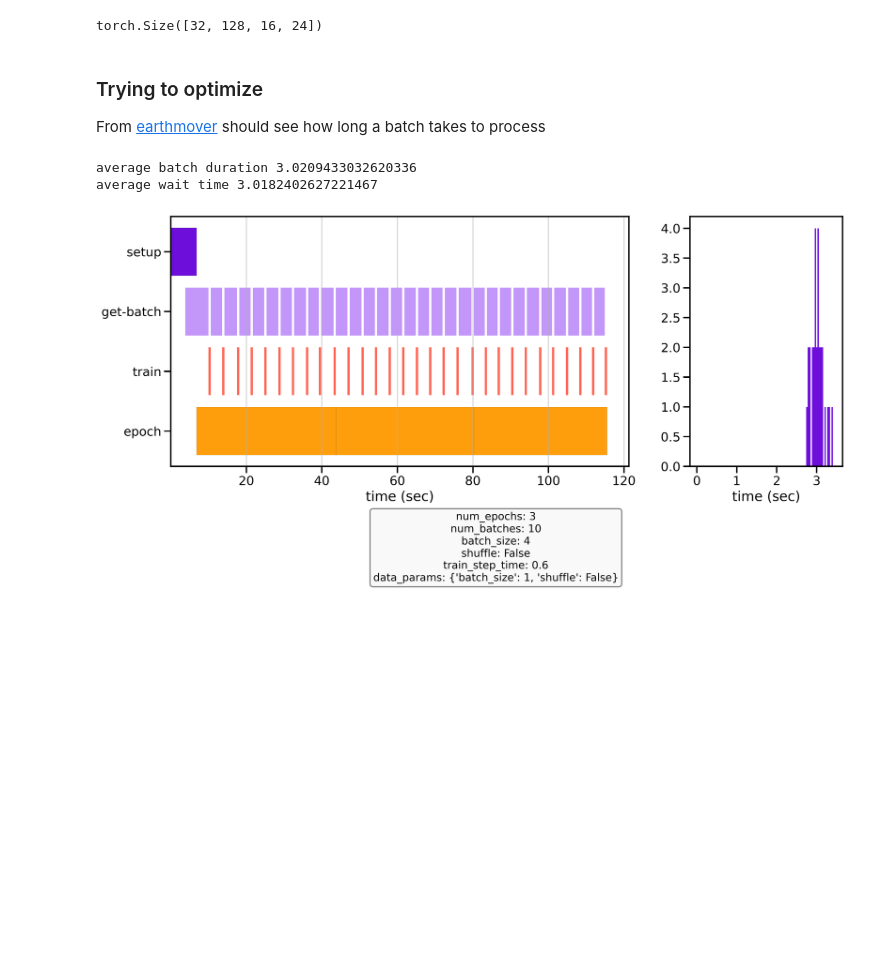
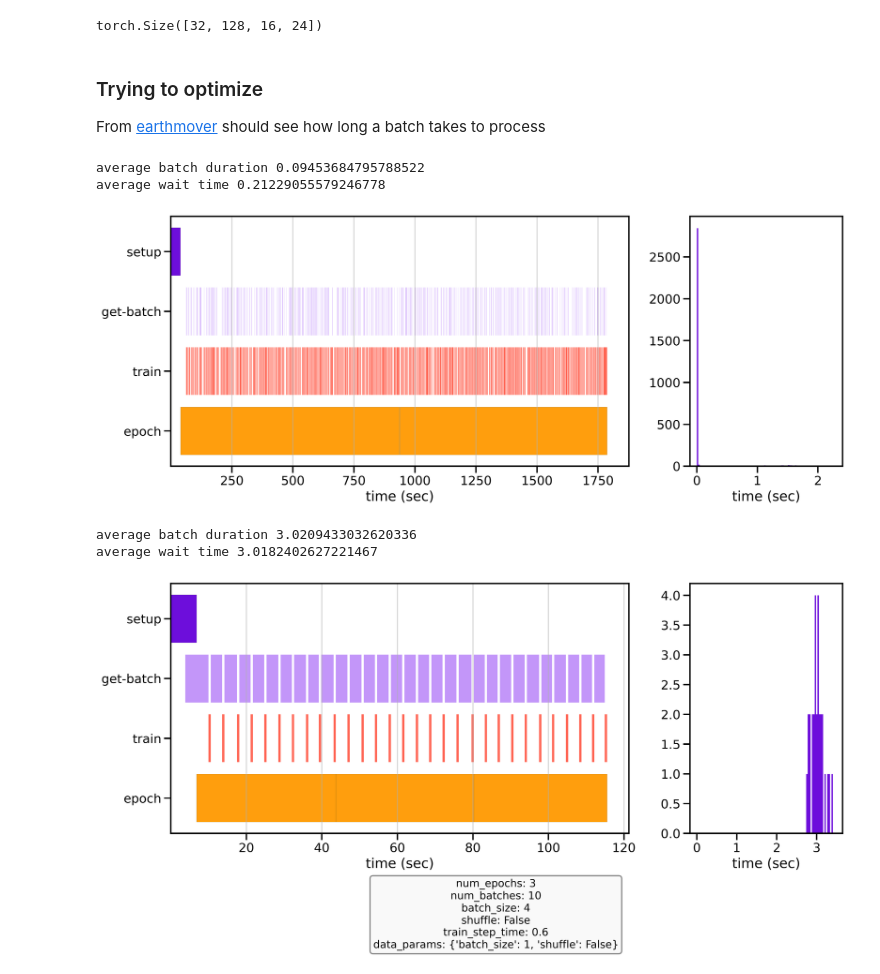
Before and after one commit to SammyAgrawal/diffusion-climsim, a Jupyter notebook: Processing_ClimSim.ipynb, the cells around one changed output. Cells and saved outputs as stored; diff of their text form; code cells hidden in the pictures; blank space fills up the shorter version.

```diff
--- a/Processing_ClimSim.ipynb
+++ b/Processing_ClimSim.ipynb
@@ -1662,7 +1662,11 @@ def plot(fname):
             )
             break
 # %%
-base_dir = "experiments/data_tests/"
-
+base_dir = "experiments/full_dataset_testrun/outputs"
 path = lambda fname : os.path.join(base_dir, fname)
+plot(path("trial1_event_log.txt"))
+# %% [output]
+average batch duration 0.09453684795788522
+average wait time 0.21229055579246778
+[figure, added]
 # %%
```
Also changed, not shown: parts of 3 cells of this notebook, 5 other files.
